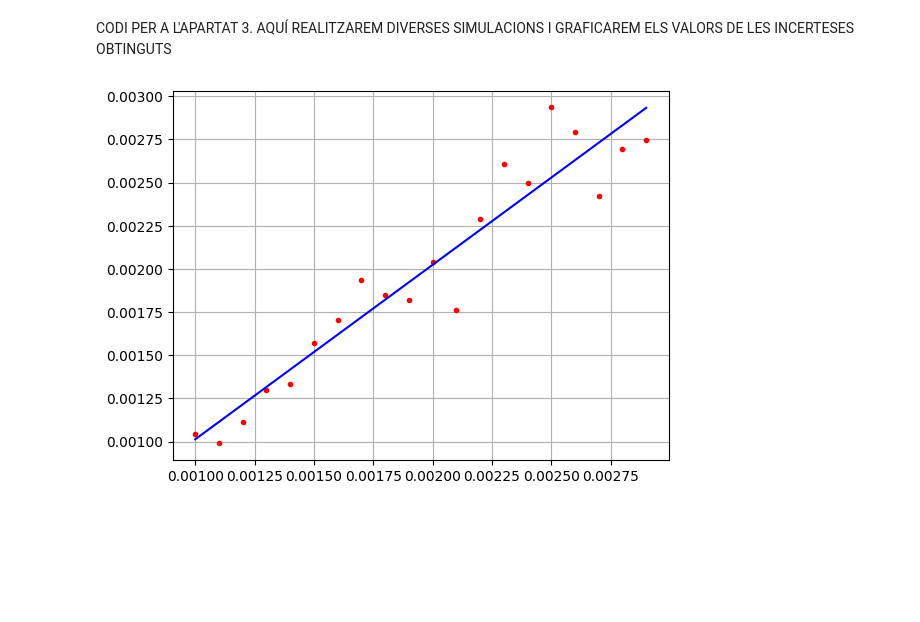
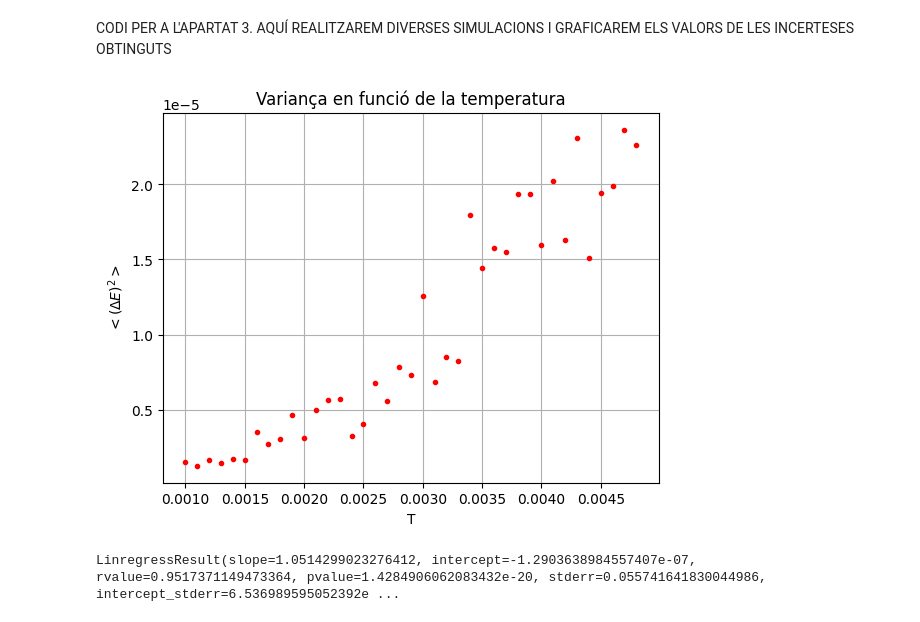
Before and after one commit to OriolCastanderSyreene/coditermo, a Jupyter notebook: codi_apartat_3.ipynb, the cells around one changed output. Saved outputs shown, nothing was run; the diff lists cells and outputs as text; code cells hidden in the pictures; blank space fills up the shorter version.

```diff
--- a/codi_apartat_3.ipynb
+++ b/codi_apartat_3.ipynb
@@ -145,17 +142,17 @@ que la constant de boltzmann és 1
 T = 1e-3
 incerteses = []
 temps = []
-for i in range(20):
+for i in range(40):
 
-    incerteses += [simular(T, 1500, DELTA_P, None)]
+    incerteses += [simular(T, 1500, DELTA_P, None) ** 2]
     temps += [T]
     T += 1e-4
-
-
-coeffs = np.polyfit(temps, incerteses,1)
 # %%
-plt.plot(temps, incerteses, "r.")
-plt.plot(temps, [coeffs[1] + coeffs[0] * temp for temp in temps], "b-")
+plt.plot(temps[:-1], incerteses[:-1], "r.")
+#plt.plot(temps, [coeffs[1] + coeffs[0] * temp for temp in temps], "b-")
+plt.title("Variança en funció de la temperatura")
+plt.xlabel("T")
+plt.ylabel(r'$<\left ( \Delta E \right ) ^{2}>$')
 plt.grid()
 # %% [output]
-[figure, old version]
+[figure, new version]
@@ -161,0 +161,7 @@ plt.grid()
+# %%
+xs = [t ** 2 for t in temps]
+ys = incerteses
+results = scipy.stats.linregress(xs, ys)
+print(results)
+# %% [output]
+LinregressResult(slope=1.0514299023276412, intercept=-1.2903638984557407e-07, rvalue=0.9517371149473364, pvalue=1.4284906062083432e-20, stderr=0.055741641830044986, intercept_stderr=6.536989595052392e ...
```
Also changed, not shown: parts of 3 cells of this notebook.
